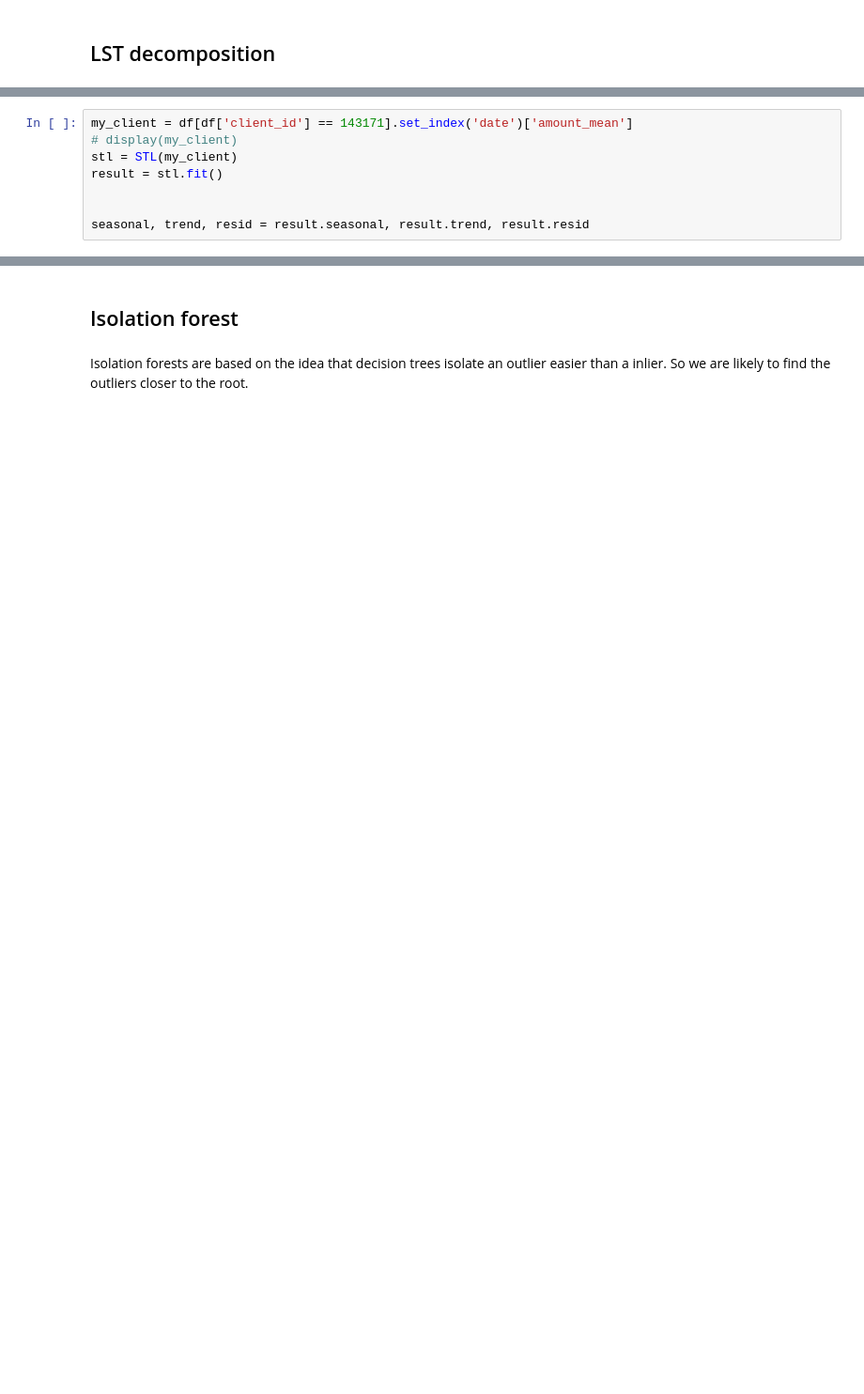
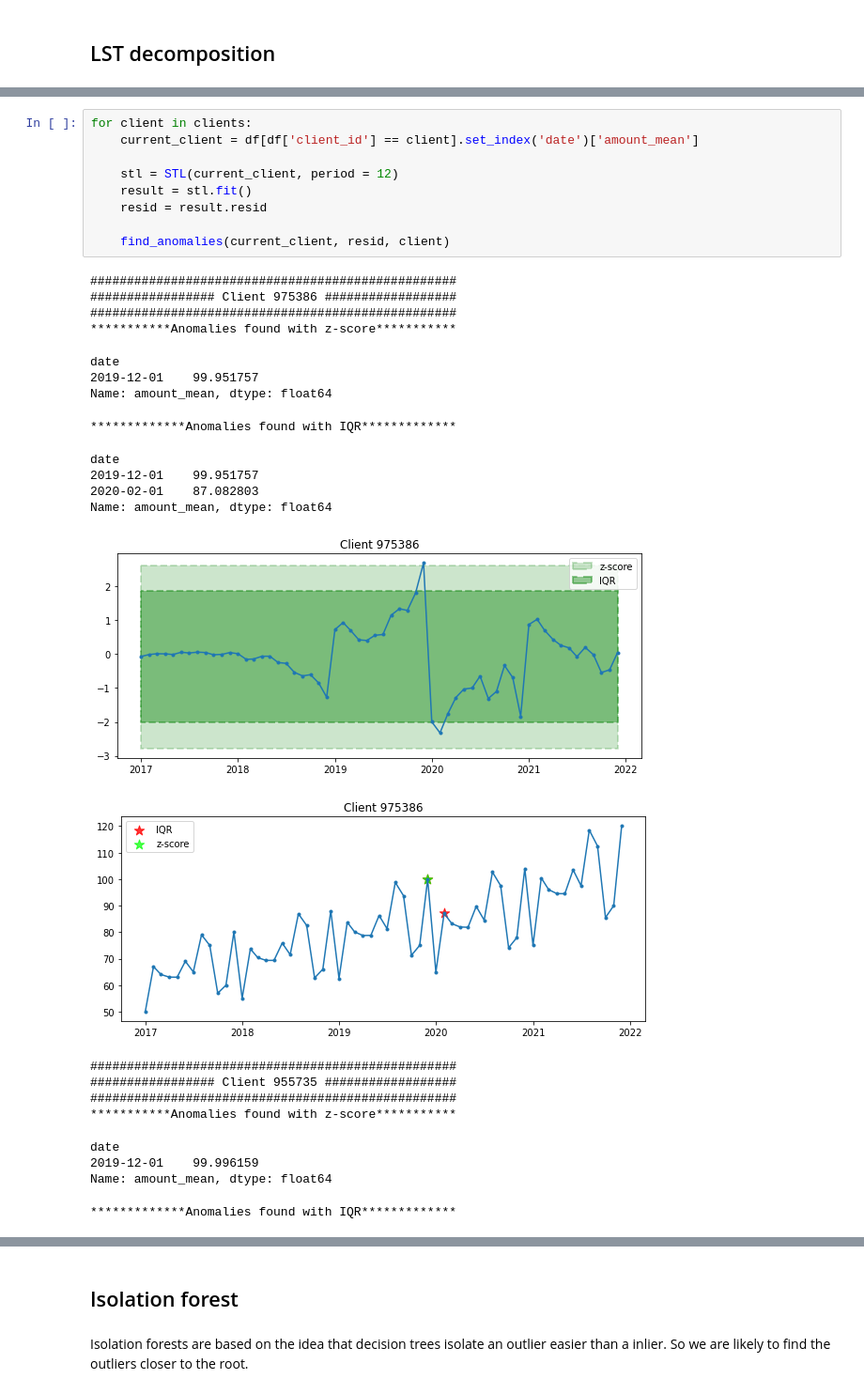
Before and after one commit to luismarcoslc/anomaly_detection, a Jupyter notebook: anomaly_detection.ipynb, the cells around one changed output, grey strips where cells are left out. Shown at 94% size. Cells and saved outputs as stored; diff of their text form; blank space fills up the shorter version.

```diff
--- a/anomaly_detection.ipynb
+++ b/anomaly_detection.ipynb
@@ -448,8 +486,32 @@ for client in clients:
 # %%
-my_client = df[df['client_id'] == 143171].set_index('date')['amount_mean']
-# display(my_client)
-stl = STL(my_client)
-result = stl.fit()
+for client in clients:
+    current_client = df[df['client_id'] == client].set_index('date')['amount_mean']
 
+    stl = STL(current_client, period = 12)
+    result = stl.fit()
+    resid = result.resid
 
-seasonal, trend, resid = result.seasonal, result.trend, result.resid
+    find_anomalies(current_client, resid, client)
+# %% [output]
+##################################################
+################# Client 975386 ##################
+##################################################
+***********Anomalies found with z-score***********
+date
+2019-12-01    99.951757
+Name: amount_mean, dtype: float64
+*************Anomalies found with IQR*************
+date
+2019-12-01    99.951757
+2020-02-01    87.082803
+Name: amount_mean, dtype: float64
+[figure, added]
+[figure, added]
+##################################################
+################# Client 955735 ##################
+##################################################
+***********Anomalies found with z-score***********
+date
+2019-12-01    99.996159
+Name: amount_mean, dtype: float64
+*************Anomalies found with IQR*************
```
Also changed, not shown: parts of 17 cells of this notebook.
